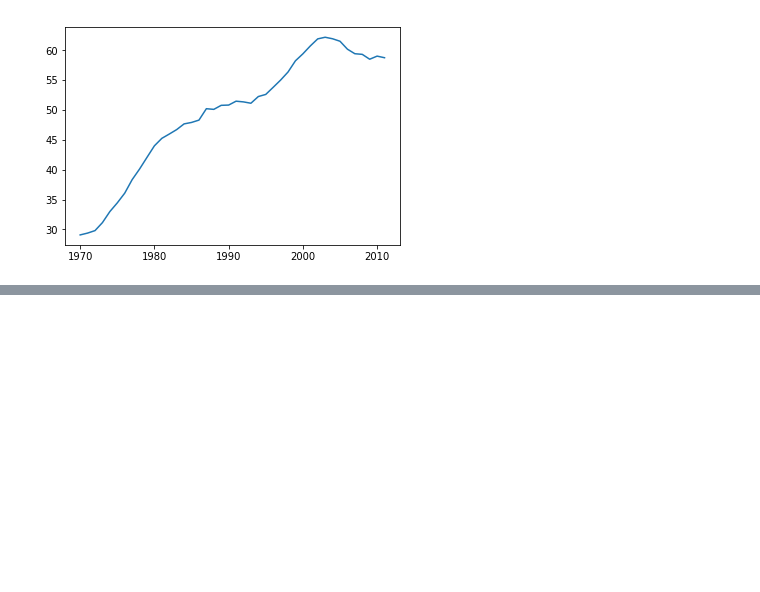
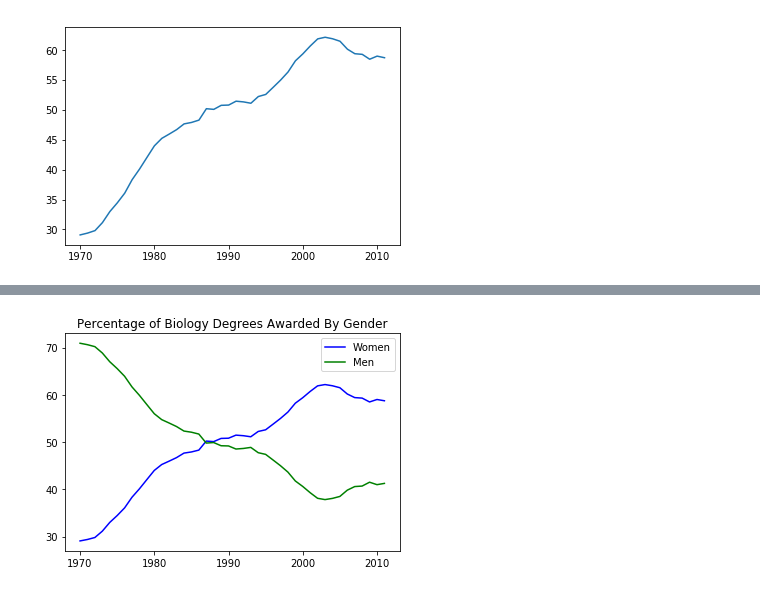
Before and after one commit to txkhaund/Dataquest_DS_path, a Jupyter notebook: Missions/2. Data Analysis and Visualization/3. Storytelling Through Data Visualization/1. Improving Plot Aesthetics.ipynb, the cells around one changed output, grey strips where cells are left out. Saved outputs shown, nothing was run; the diff lists cells and outputs as text; code cells hidden in the pictures; blank space fills up the shorter version.

```diff
--- a/Missions/2. Data Analysis and Visualization/3. Storytelling Through Data Visualization/1. Improving Plot Aesthetics.ipynb
+++ b/Missions/2. Data Analysis and Visualization/3. Storytelling Through Data Visualization/1. Improving Plot Aesthetics.ipynb
@@ -29,0 +38,8 @@ plt.show()
+# %%
+plt.plot(women_degrees['Year'], women_degrees['Biology'], c='blue', label='Women')
+plt.plot(women_degrees['Year'], 100 - women_degrees['Biology'], c='green', label="Men")
+plt.title("Percentage of Biology Degrees Awarded By Gender")
+plt.legend(loc="upper right")
+plt.show()
+# %% [output]
+[figure, added]
```
Also changed, not shown: parts of 8 cells of this notebook.
